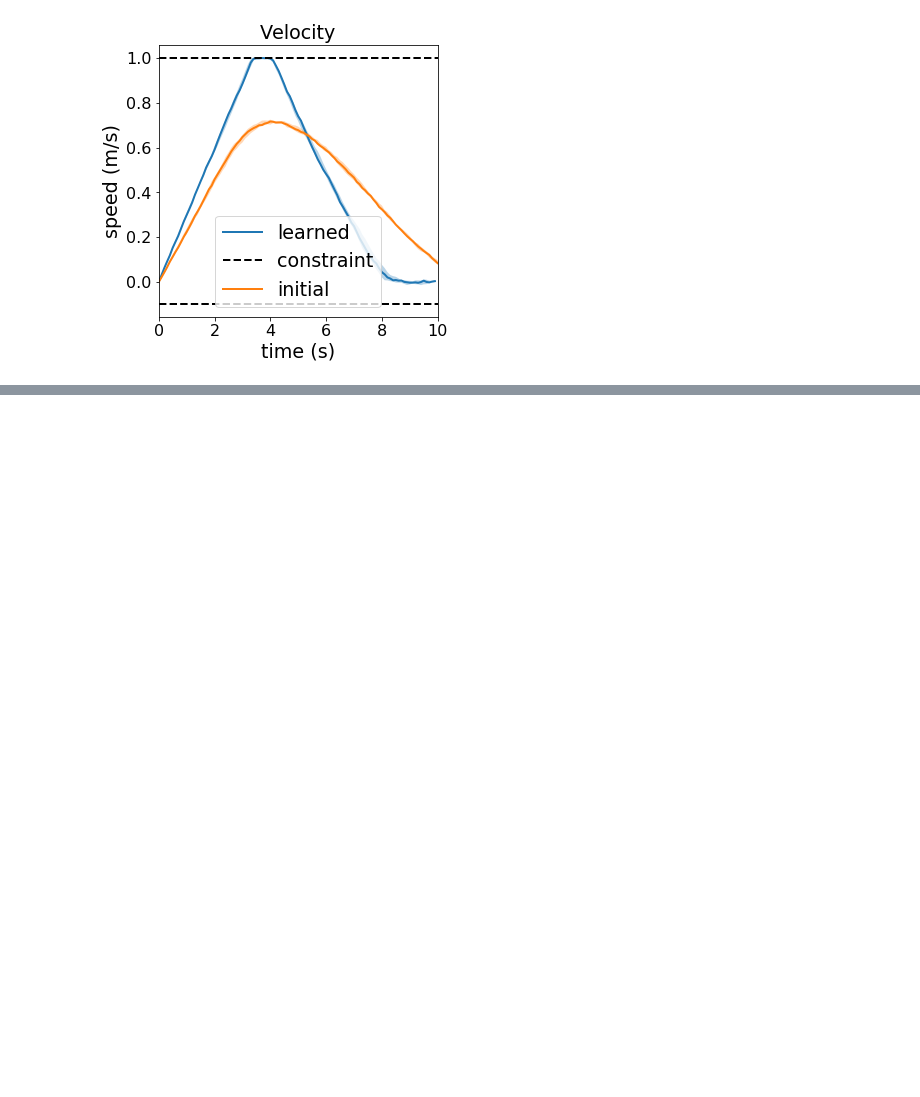
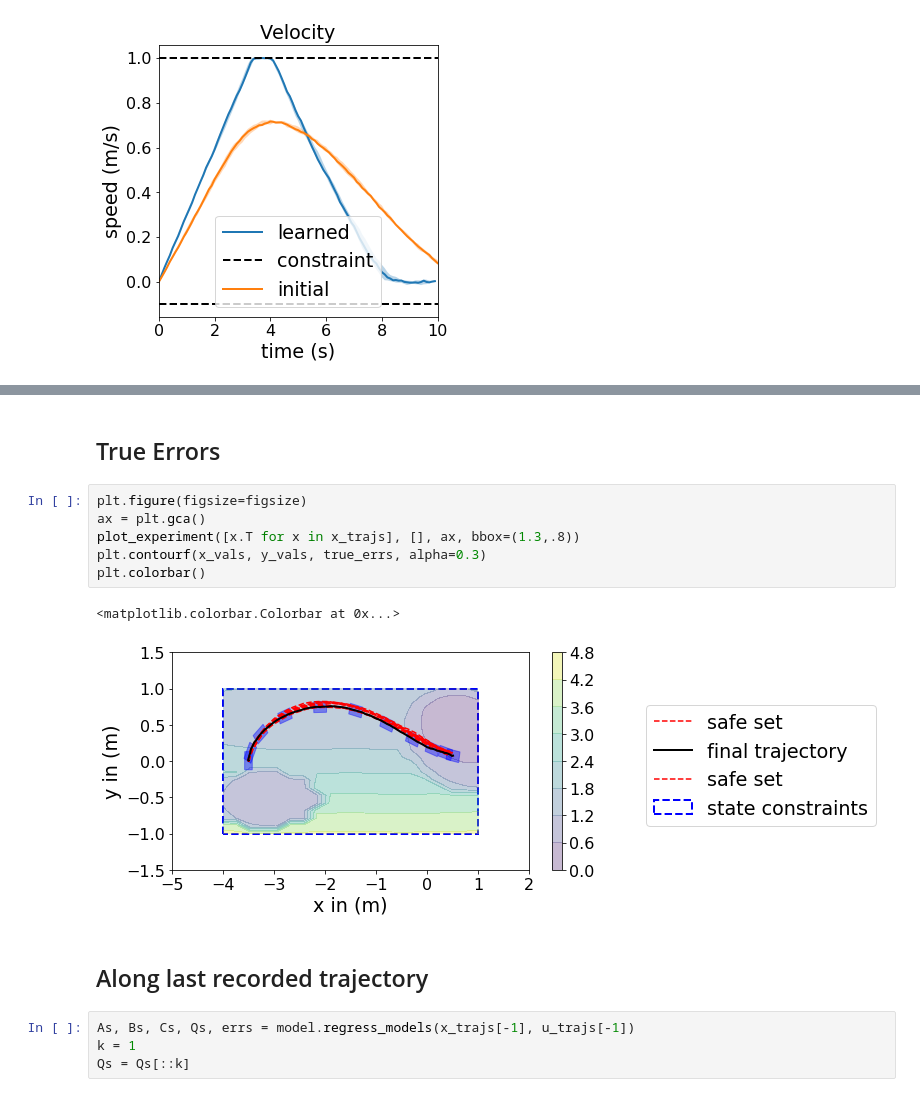
Before and after one commit to GoldeneyeRohan/prediction-uncertainty, a Jupyter notebook: Plot Dubin Car Results.ipynb, the cells around one changed output, grey strips where cells are left out. Saved outputs shown, nothing was run; the diff lists cells and outputs as text; blank space fills up the shorter version.

```diff
--- a/Plot Dubin Car Results.ipynb
+++ b/Plot Dubin Car Results.ipynb
@@ -151,0 +260,17 @@ plt.savefig(save_dir + "local_speed.png", bbox_inches="tight")
+# %% [markdown]
+## True Errors
+# %%
+plt.figure(figsize=figsize)
+ax = plt.gca()
+plot_experiment([x.T for x in x_trajs], [], ax, bbox=(1.3,.8))
+plt.contourf(x_vals, y_vals, true_errs, alpha=0.3)
+plt.colorbar()
+# %% [output]
+<matplotlib.colorbar.Colorbar at 0x...>
+[figure, added]
+# %% [markdown]
+## Along last recorded trajectory
+# %%
+As, Bs, Cs, Qs, errs = model.regress_models(x_trajs[-1], u_trajs[-1])
+k = 1
+Qs = Qs[::k]
```
Also changed, not shown: parts of 13 cells of this notebook, 11 other files.
